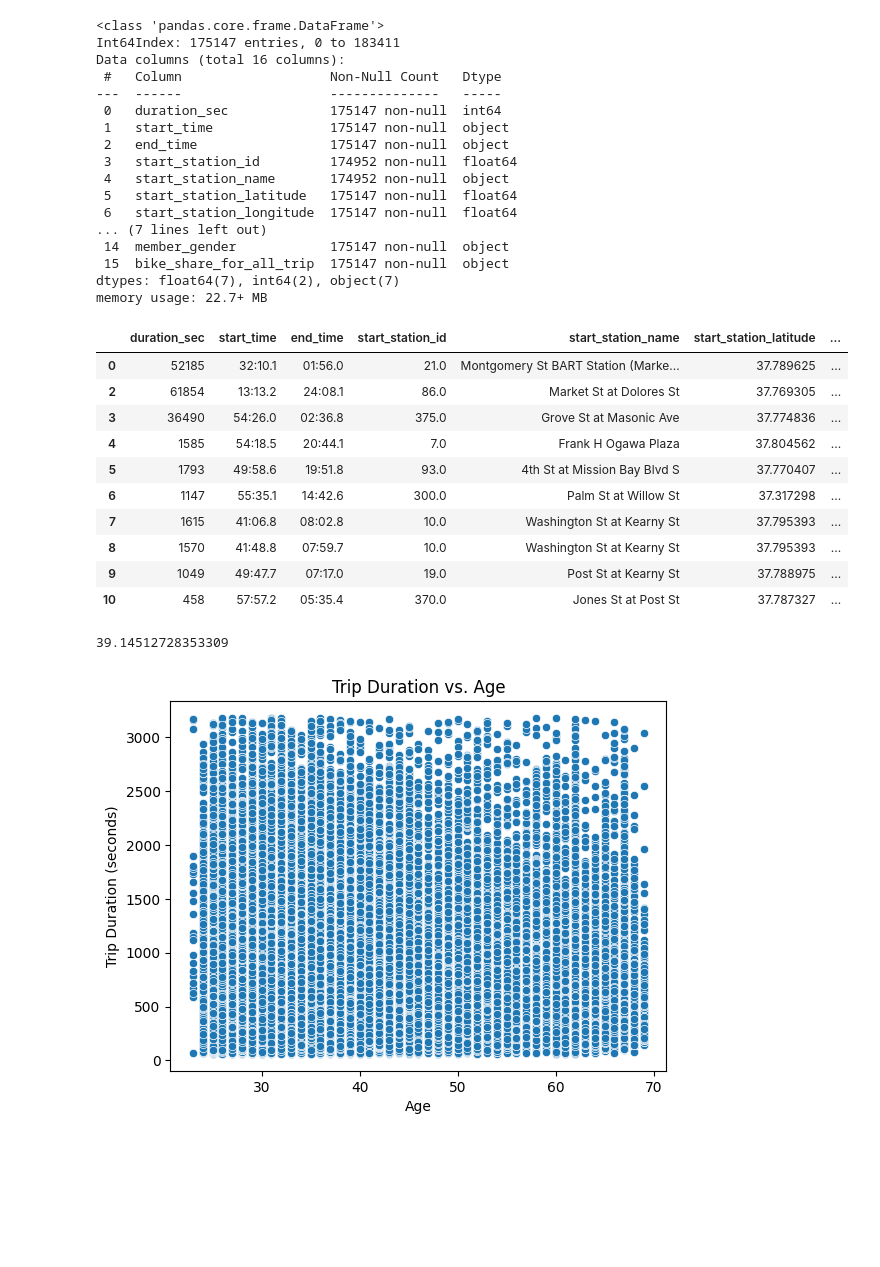
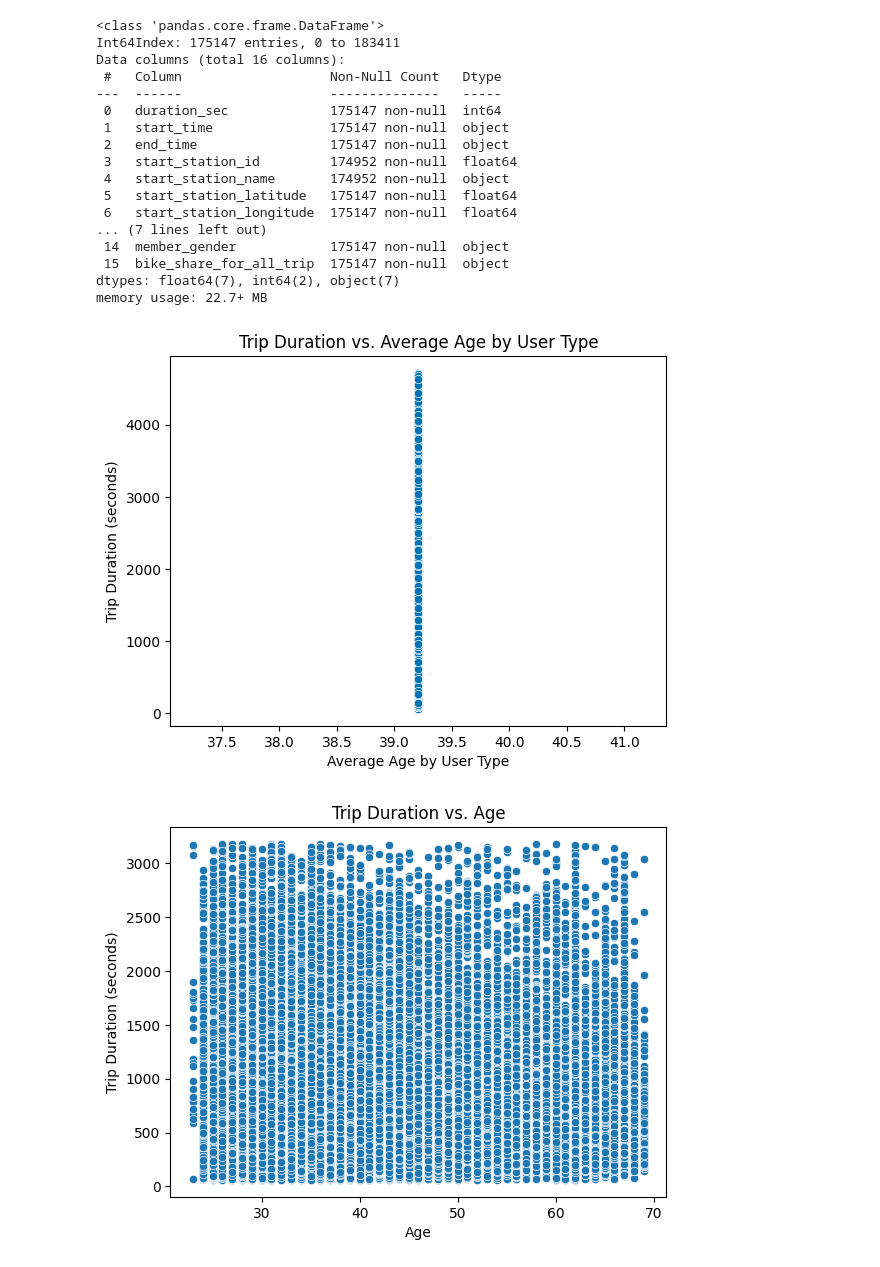
Before and after one commit to naamabenita/clustered-bar, a Jupyter notebook: Part_I_exploration_template.ipynb, the cells around one changed output. Cells and saved outputs as stored; diff of their text form; code cells hidden in the pictures; blank space fills up the shorter version.

```diff
--- a/Part_I_exploration_template.ipynb
+++ b/Part_I_exploration_template.ipynb
@@ -260,29 +291,27 @@ Data columns (total 16 columns):
  15  bike_share_for_all_trip  175147 non-null  object
 dtypes: float64(7), int64(2), object(7)
 memory usage: 22.7+ MB
-# %%
-#now I will create a new column 'Age' from 'member_birth_year'
-
-df['Age'] = (2024 - df['member_birth_year']).astype(int)
-df.head(10)
-# %% [output]
-|  | duration_sec | start_time | end_time | start_station_id | start_station_name | start_station_latitude | ... |
-| 0 | 52185 | 32:10.1 | 01:56.0 | 21.0 | Montgomery St BART Station (Marke... | 37.789625 | ... |
-| 2 | 61854 | 13:13.2 | 24:08.1 | 86.0 | Market St at Dolores St | 37.769305 | ... |
-| 3 | 36490 | 54:26.0 | 02:36.8 | 375.0 | Grove St at Masonic Ave | 37.774836 | ... |
-| 4 | 1585 | 54:18.5 | 20:44.1 | 7.0 | Frank H Ogawa Plaza | 37.804562 | ... |
-| 5 | 1793 | 49:58.6 | 19:51.8 | 93.0 | 4th St at Mission Bay Blvd S | 37.770407 | ... |
-| 6 | 1147 | 55:35.1 | 14:42.6 | 300.0 | Palm St at Willow St | 37.317298 | ... |
-| 7 | 1615 | 41:06.8 | 08:02.8 | 10.0 | Washington St at Kearny St | 37.795393 | ... |
-| 8 | 1570 | 41:48.8 | 07:59.7 | 10.0 | Washington St at Kearny St | 37.795393 | ... |
-| 9 | 1049 | 49:47.7 | 07:17.0 | 19.0 | Post St at Kearny St | 37.788975 | ... |
-| 10 | 458 | 57:57.2 | 05:35.4 | 370.0 | Jones St at Post St | 37.787327 | ... |
 # %%
 #Calculate the average age for each data point
-avergae_age = df['Age'].mean()
-avergae_age
+df['average_age_by_user_type'] = df.groupby('user_type')['Age'].transform('mean')
-# %% [output]
-39.14512728353309
+# %%
+#List of columns to filter outliers
+columns_to_filter = ['duration_sec', 'Age', 'average_age_by_user_type']
+
+#loop througe each column and filter out outliers
+filtered_data = df
+for column in columns_to_filter:
+    filtered_data = filter_outliers(filtered_data, column)
+
+#Create a a Scatter plot to check the relationship between trip duration and user age
+
+sns.scatterplot(x='average_age_by_user_type', y='duration_sec', data=filtered_data) #call the filter_outliers() function and reuse the filtered data
+plt.title('Trip Duration vs. Average Age by User Type')
+plt.xlabel('Average Age by User Type')
+plt.ylabel('Trip Duration (seconds)')
+plt.show()
+# %% [output]
+[figure, added]
 # %%
 #List of columns to filter outliers
 columns_to_filter = ['duration_sec', 'Age' ]
```
Also changed, not shown: parts of 10 cells of this notebook.
